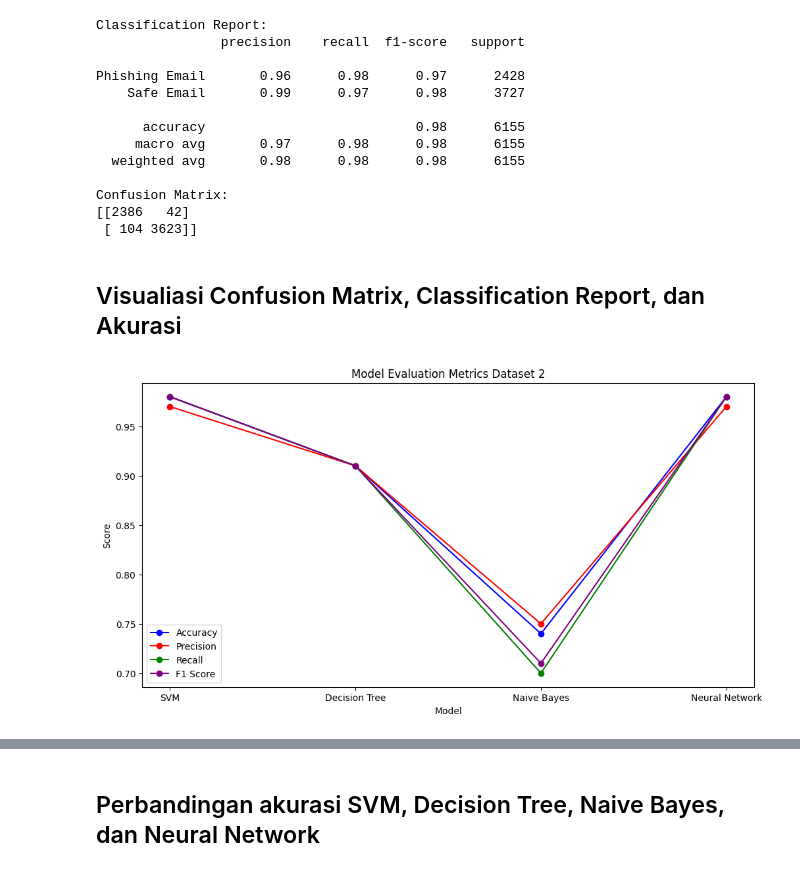
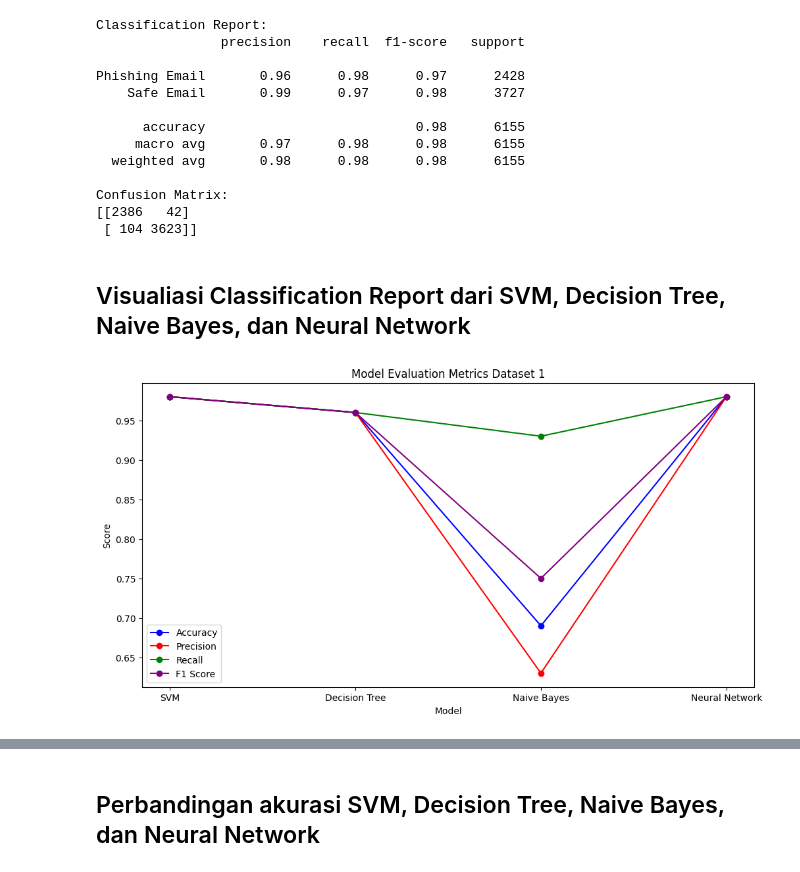
Before and after one commit to dikkaaaw/Email-Phising-Classification, a Jupyter notebook: Phishing Classification.ipynb, the cells around one changed output, grey strips where cells are left out. Saved outputs shown, nothing was run; the diff lists cells and outputs as text; code cells hidden in the pictures.

```diff
--- a/Phishing Classification.ipynb
+++ b/Phishing Classification.ipynb
@@ -629,34 +640,34 @@ Confusion Matrix:
 [[2386   42]
  [ 104 3623]]
 # %% [markdown]
-## Visualiasi Confusion Matrix, Classification Report, dan Akurasi
+## Visualiasi Classification Report dari SVM, Decision Tree, Naive Bayes, dan Neural Network
 # %%
 # Membuat visualisasi confusion matrix, classification report, dan akurasi semua model
 models = ['SVM', 'Decision Tree', 'Naive Bayes', 'Neural Network']
-accuracies = [0.98, 0.91, 0.74, 0.98]
-precisions = [0.97, 0.91, 0.75, 0.97]
-recalls = [0.98, 0.91, 0.70, 0.98]
-f1_scores = [0.98, 0.91, 0.71, 0.98]
+accuracies = [0.98, 0.96, 0.69, 0.98]
+precisions = [0.98, 0.96, 0.63, 0.98]
+recalls = [0.98, 0.96, 0.93, 0.98]
+f1_scores = [0.98, 0.96, 0.75, 0.98]
 
 # Membuat dataframe dari hasil evaluasi model
 results = pd.DataFrame({
     'Model': models,
     'Accuracy': accuracies,
     'Precision': precisions,
     'Recall': recalls,
     'F1 Score': f1_scores
 })
 
 # Membuat visualisasi confusion matrix, classification report, dan akurasi semua model
 plt.figure(figsize=(12, 6))
 plt.plot(results['Model'], results['Accuracy'], marker='o', label='Accuracy', color='blue')
 plt.plot(results['Model'], results['Precision'], marker='o', label='Precision', color='red')
 plt.plot(results['Model'], results['Recall'], marker='o', label='Recall', color='green')
 plt.plot(results['Model'], results['F1 Score'], marker='o', label='F1 Score', color='purple')
-plt.title('Model Evaluation Metrics Dataset 2')
+plt.title('Model Evaluation Metrics Dataset 1')
 plt.xlabel('Model')
 plt.ylabel('Score')
 plt.legend()
 plt.show()
 # %% [output]
-[figure, old version]
+[figure, new version]
```
Also changed, not shown: parts of 14 cells of this notebook.
